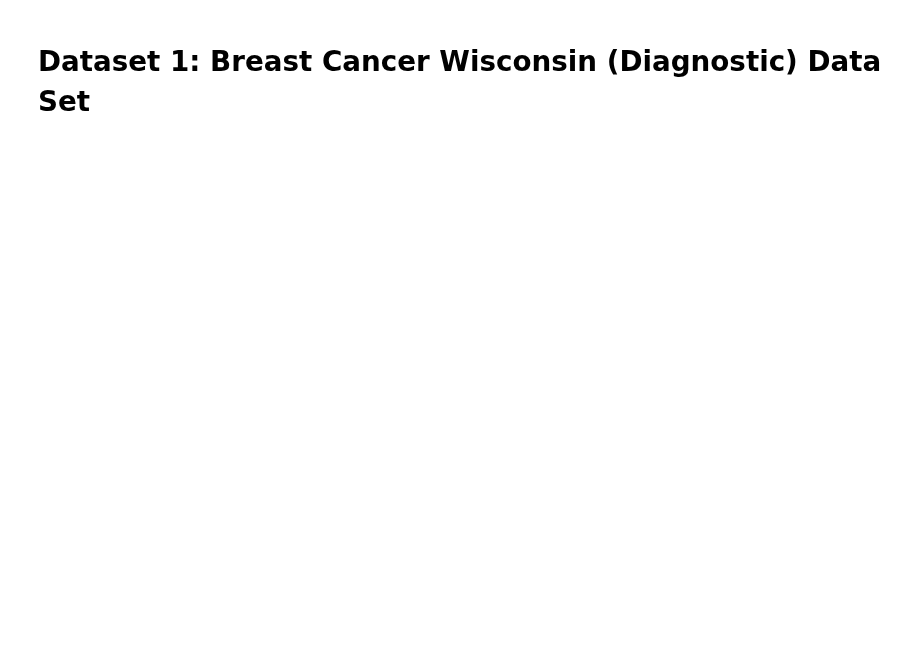
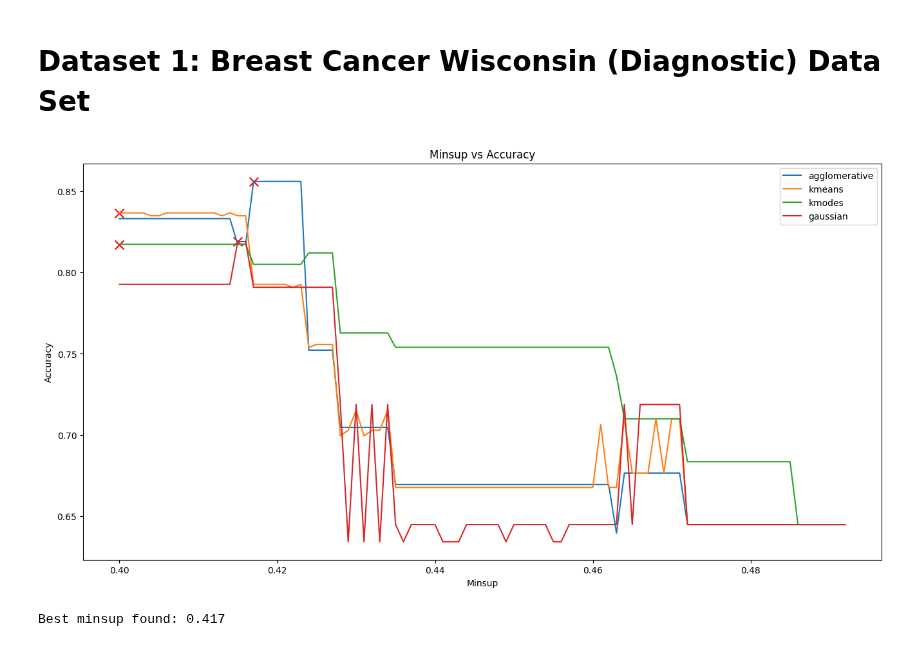
Before and after one commit to siddhantpathakk/FrequentMining, a Jupyter notebook: task4.ipynb, the cells around one changed output. Drawn from its saved outputs; the diff is of its cells as text; code cells hidden in the pictures; blank space fills up the shorter version.

```diff
--- a/task4.ipynb
+++ b/task4.ipynb
@@ -19,0 +19,8 @@ algos = estimator_names = ['agglomerative', 'kmeans', 'gaussian']
+# %%
+algos = ['agglomerative', 'kmeans', 'kmodes', 'gaussian']
+minsup_values = np.arange(0.4, 0.8+0.2, 0.001)
+best_minsup = tune_minsup(df, target, num_classes, minsup_values, algos)
+print(f'Best minsup found: {best_minsup}\n')
+# %% [output]
+[figure, added]
+Best minsup found: 0.417
```
Also changed, not shown: parts of 10 cells of this notebook.
